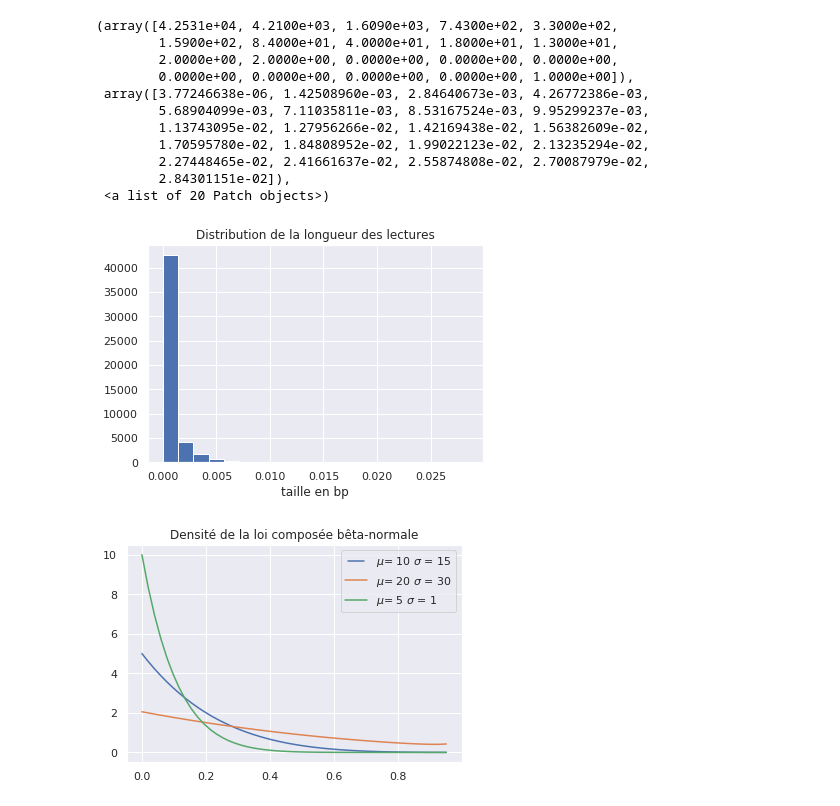
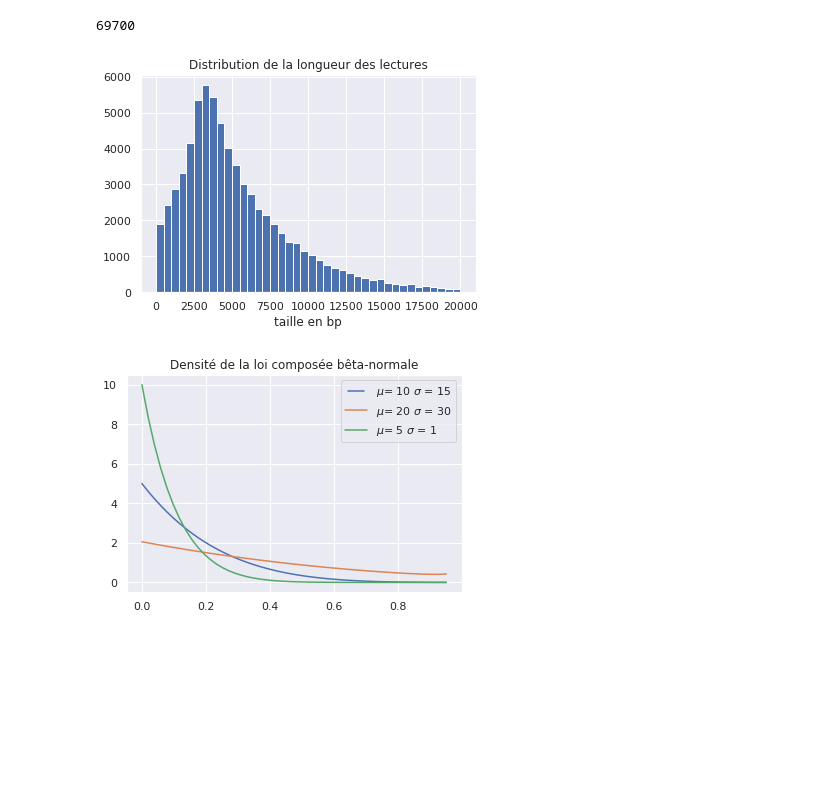
Before and after one commit to aminaghoul/reads_seq, a Jupyter notebook: Untitled.ipynb, the cells around one changed output. Drawn from its saved outputs; the diff is of its cells as text; code cells hidden in the pictures; blank space fills up the shorter version.

```diff
--- a/Untitled.ipynb
+++ b/Untitled.ipynb
@@ -18,34 +18,25 @@ from functools import partial
 from itertools import chain
 from numpy.random import choice
 # %%
-monFichier = open("../Documents/Donnees/DRR164915.fastq", "r") #MINION
+monFichier = open("../Documents/PACBIO/pacbiors2/DRR070681_subreads.fastq", "r") #MINION
 taille = []
 f = []
 norm = []
 
 for line in monFichier:
     fields = line.strip().split()
     for idx, word in enumerate(fields):
         f.append(word)
 
 for i, element in enumerate(f):
     if element.endswith("/1") and i + 1 < len(f):
         taille.append(len(f[i + 1]))
 g = sum(taille)
 norm = [i / 3711100 for i in taille]
 plt.title("Distribution de la longueur des lectures")
 plt.xlabel("taille en bp")
-plt.hist(norm,bins =20)
+plt.hist(taille,range = (0, 20000),bins =40)
+print(len(taille))
 # %% [output]
-(array([4.2531e+04, 4.2100e+03, 1.6090e+03, 7.4300e+02, 3.3000e+02,
-        1.5900e+02, 8.4000e+01, 4.0000e+01, 1.8000e+01, 1.3000e+01,
-        2.0000e+00, 2.0000e+00, 0.0000e+00, 0.0000e+00, 0.0000e+00,
-        0.0000e+00, 0.0000e+00, 0.0000e+00, 0.0000e+00, 1.0000e+00]),
- array([3.77246638e-06, 1.42508960e-03, 2.84640673e-03, 4.26772386e-03,
-        5.68904099e-03, 7.11035811e-03, 8.53167524e-03, 9.95299237e-03,
-        1.13743095e-02, 1.27956266e-02, 1.42169438e-02, 1.56382609e-02,
-        1.70595780e-02, 1.84808952e-02, 1.99022123e-02, 2.13235294e-02,
-        2.27448465e-02, 2.41661637e-02, 2.55874808e-02, 2.70087979e-02,
-        2.84301151e-02]),
- <a list of 20 Patch objects>)
+69700
-[figure, old version]
+[figure, new version]
```
Also changed, not shown: parts of 7 cells of this notebook.
